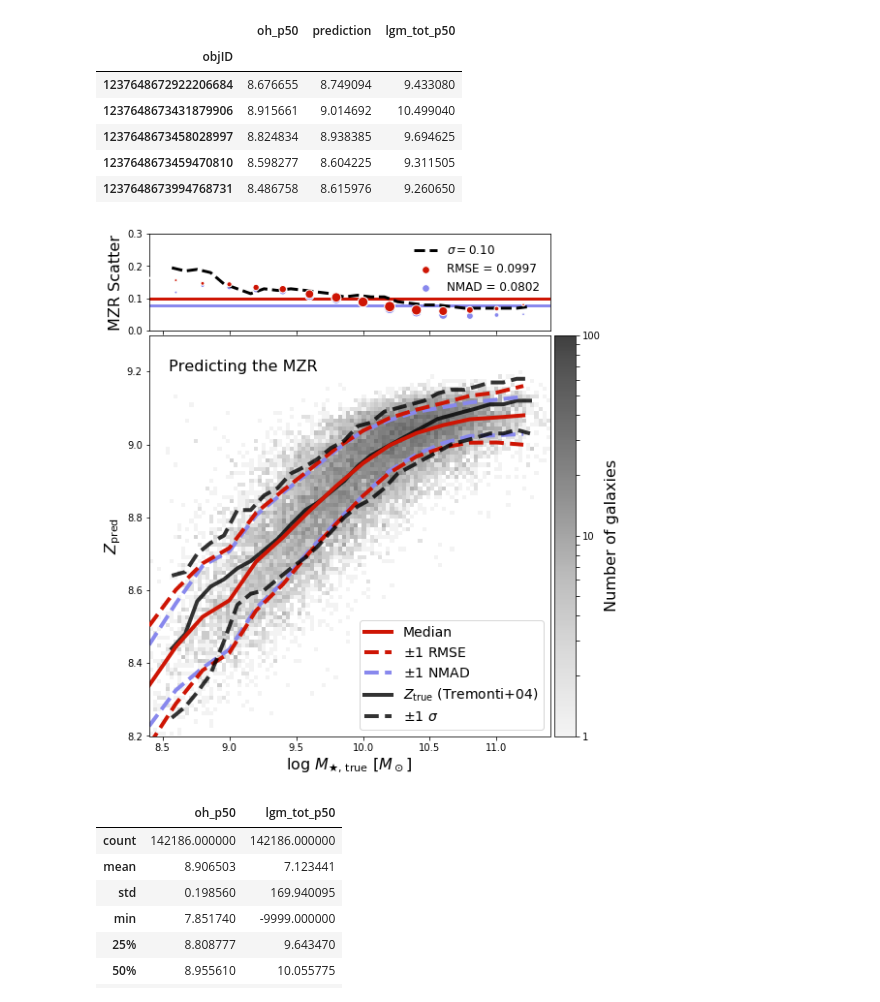
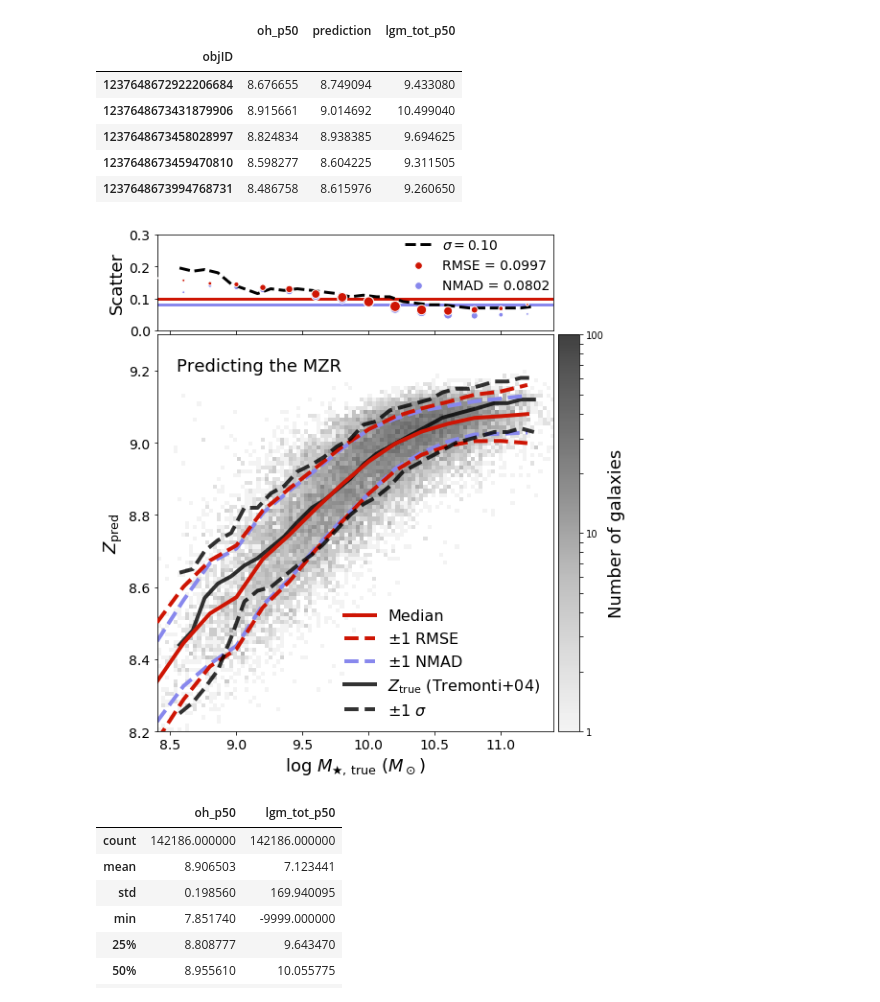
Before and after one commit to jwuphysics/galaxy-cnns, a Jupyter notebook: notebook/paper/05-mass_metallicty_relation.ipynb, the cells around one changed output. Drawn from its saved outputs; the diff is of its cells as text; code cells hidden in the pictures.

Commit message:
more plot changes

```diff
--- a/notebook/paper/05-mass_metallicty_relation.ipynb
+++ b/notebook/paper/05-mass_metallicty_relation.ipynb
@@ -162,7 +164,7 @@ plot_comparison_with_marginals(df.oh_p50.values, mzr(masses.cnn_lgm.values), whi
 # %%
 def plot_mzr(m_star, z_pred, sz=128, figname=None, annotation=''):
 
-    xlabel = r'log $M_{★,\rm\,true}$ [$M_\odot$]'
+    xlabel = r'log $M_{★,\rm\,true}$ ($M_\odot$)'
     ylabel = r'$Z_{\rm pred}$'
 
     zmin, zmax, zstep = 8.2, 9.3, 0.1
@@ -182,15 +184,16 @@ def plot_mzr(m_star, z_pred, sz=128, figname=None, annotation=''):
                        cmap=cmap, norm=matplotlib.colors.LogNorm(vmin=1, vmax=100, clip=True)
                       )
 
-    ax.set_xlabel(xlabel, fontsize=16)
-    ax.set_ylabel(ylabel, fontsize=16)
+    ax.set_xlabel(xlabel, fontsize=18)
+    ax.set_ylabel(ylabel, fontsize=18)
+    ax.tick_params(labelsize=14)
 
-    ax.text(mmin + 0.15, zmax - 0.1, annotation, fontsize=16)
+    ax.text(mmin + 0.15, zmax - 0.1, annotation, fontsize=18)
 
     # add colorbar
     ax_cb = fig.add_subplot(gs[4:, 18:19])
     cb = fig.colorbar(im, cax=ax_cb);
-    cb.set_label('Number of galaxies', fontsize=16)
+    cb.set_label('Number of galaxies', fontsize=18)
     cb.ax.set_yticklabels([1] + ['']*8 + [10] + ['']*8 + [100])
 
     # add top margin plot
@@ -212,11 +215,12 @@ def plot_mzr(m_star, z_pred, sz=128, figname=None, annotation=''):
     ax_marg.scatter(m_bins, nmad_bins, marker='o', c=c_nmad, s=num_in_bins/25, label=f'NMAD = {nmad_error:.4f}', edgecolors='white', zorder=2)
 
     #ax_marg.set_ylabel('Residual\nscatter', fontsize=14)
-    ax_marg.set_ylabel(r'MZR Scatter', fontsize=16)
+    ax_marg.set_ylabel(r'Scatter', fontsize=18)
     ax_marg.legend(fontsize=14, framealpha=0.0, frameon=False, loc='upper right')
     ax_marg.set_ylim(0, max_scatter)
     ax_marg.set_xlim(mmin, mmax)
     ax_marg.set_xticklabels([])
+    ax_marg.tick_params(labelsize=14)
 
     # include mean RMSE
     ax_marg.axhline(rmse_error, ls='-', c=c_rmse, zorder=0, lw=3)
@@ -232,7 +236,7 @@ def plot_mzr(m_star, z_pred, sz=128, figname=None, annotation=''):
     ax.plot(m_bins, running_median - nmad_bins, c=c_nmad, ls='--', lw=4, zorder=2)
 
 
-    ax.legend(loc='lower right', fontsize=14)
+    ax.legend(loc='lower right', fontsize=16, frameon=False)
 
     fig.subplots_adjust(left=0.025, right=0.925, bottom=0.075, top=0.975)
 
@@ -261,30 +265,30 @@ df2.head()
 # %%
 fig = plot_mzr(df2.lgm_tot_p50.values, df2.prediction.values, annotation='Predicting the MZR')
 
 ax, ax_cb, ax_marg = fig.axes
 
 # also plot Tremonti+04 scatter
 t04 = pd.read_csv(f'{PATH}/catalogs/tremonti04_tab3_mzr.csv')
 
 ax.plot(t04.m, t04.oh_p50, c='k', ls='-', lw=4, zorder=1, alpha=0.8, label=r'$Z_{\rm true}$ (Tremonti+04)')
 ax.plot(t04.m, t04.oh_p16, c='k', ls='--', lw=4, zorder=4, alpha=0.8, label='')
 ax.plot(t04.m, t04.oh_p84, c='k', ls='--', lw=4, zorder=4, alpha=0.8, label=r'$\pm 1\ \sigma$')
 
 # redo legend
-ax.legend(loc='lower right', fontsize=14)
+ax.legend(loc='lower right', fontsize=16, frameon=False)
 fig.subplots_adjust(left=0.025, right=0.925, bottom=0.075, top=0.975)
 
 
 # add to margin plot too
 mzr_sigma = np.average([t04.oh_p50 - t04.oh_p16, t04.oh_p84 - t04.oh_p50], axis=0)
 ax_marg.plot(t04.m, mzr_sigma, c='k', ls='--', label=r'$\sigma = 0.10$', lw=3)
 
-ax_marg.legend(fontsize=12, framealpha=0.0, frameon=False, loc='upper right');
+ax_marg.legend(fontsize=14, framealpha=0.0, frameon=False, loc='upper right', borderpad=-0.2);
 
 # save
 fig.savefig(f'{PATH}/results/06-mzr.pdf')
 # %% [output]
-[figure, old version]
+[figure, new version]
 # %%
 full.describe()
 # %% [output]
```
Also changed, not shown: parts of 3 cells of this notebook, 12 other files.
